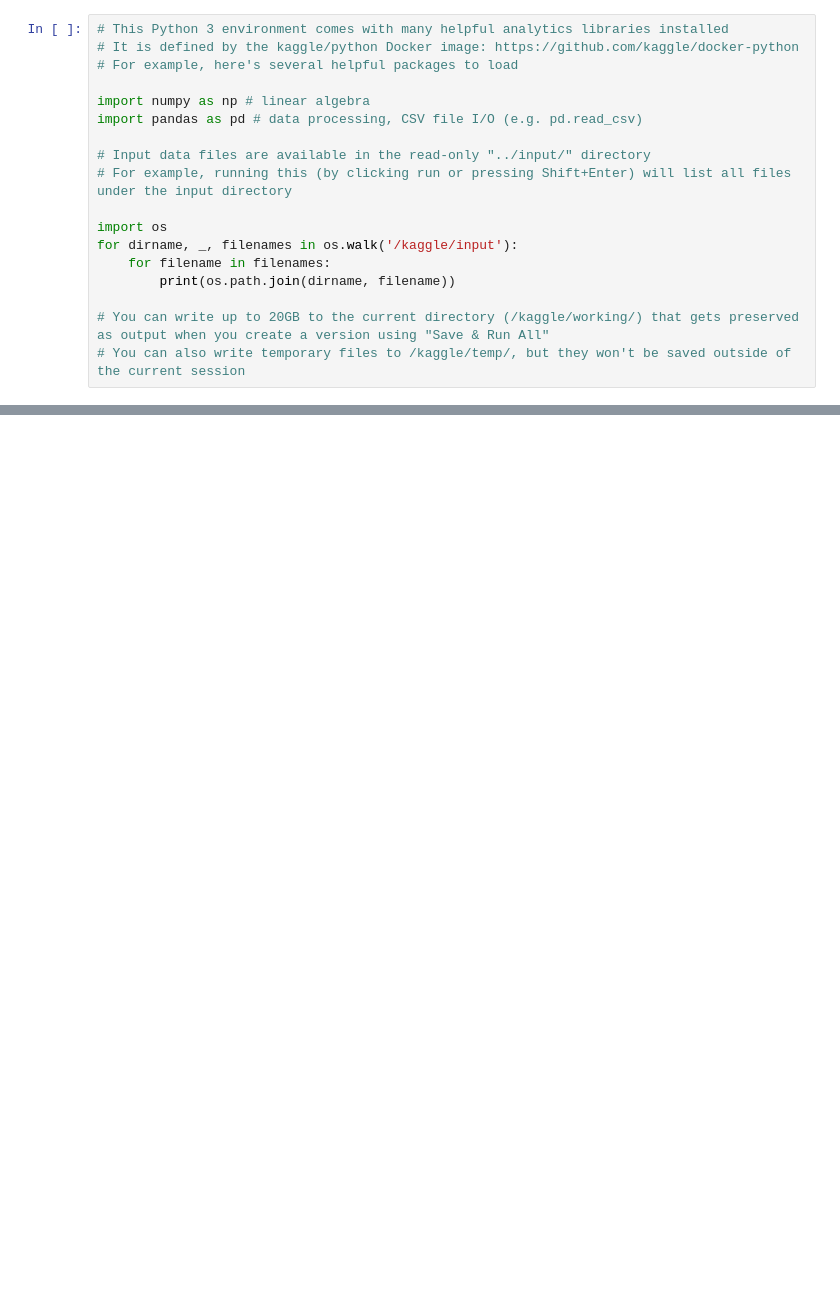
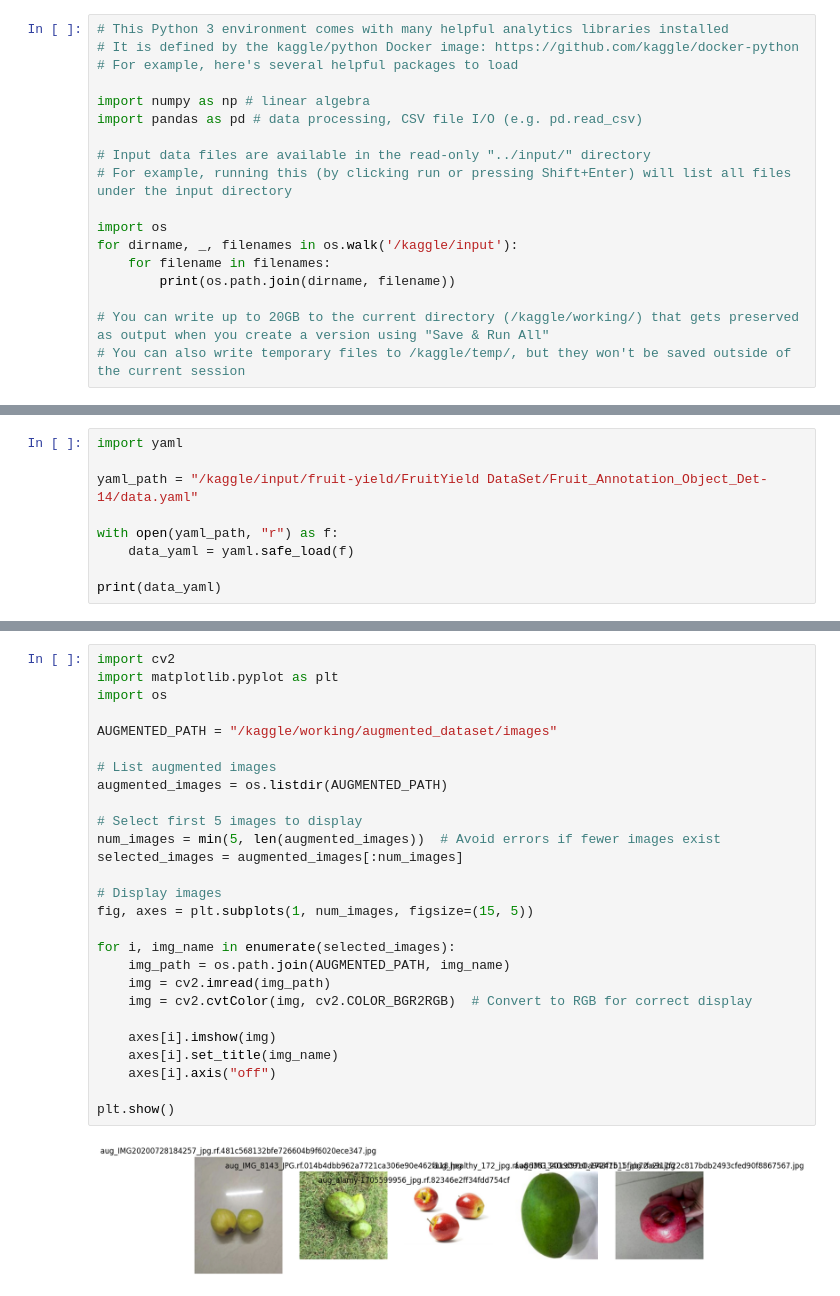
Before and after one commit to Abenayaa04/fruit-detection-yolov8, a Jupyter notebook: new-model.ipynb, the cells around one changed output, grey strips where cells are left out. Drawn from its saved outputs; the diff is of its cells as text; blank space fills up the shorter version.

```diff
--- a/new-model.ipynb
+++ b/new-model.ipynb
@@ -273,0 +655,9 @@ Speed: 1.6ms preprocess, 16.2ms inference, 1.4ms postprocess per image at shape
+# %%
+import yaml
+
+yaml_path = "/kaggle/input/fruit-yield/FruitYield DataSet/Fruit_Annotation_Object_Det-14/data.yaml"
+
+with open(yaml_path, "r") as f:
+    data_yaml = yaml.safe_load(f)
+
+print(data_yaml)
@@ -273,0 +1028,29 @@ Speed: 1.6ms preprocess, 16.2ms inference, 1.4ms postprocess per image at shape
+# %%
+import cv2
+import matplotlib.pyplot as plt
+import os
+
+AUGMENTED_PATH = "/kaggle/working/augmented_dataset/images"
+
+# List augmented images
+augmented_images = os.listdir(AUGMENTED_PATH)
+
+# Select first 5 images to display
+num_images = min(5, len(augmented_images))  # Avoid errors if fewer images exist
+selected_images = augmented_images[:num_images]
+
+# Display images
+fig, axes = plt.subplots(1, num_images, figsize=(15, 5))
+
+for i, img_name in enumerate(selected_images):
+    img_path = os.path.join(AUGMENTED_PATH, img_name)
+    img = cv2.imread(img_path)
+    img = cv2.cvtColor(img, cv2.COLOR_BGR2RGB)  # Convert to RGB for correct display
+
+    axes[i].imshow(img)
+    axes[i].set_title(img_name)
+    axes[i].axis("off")
+
+plt.show()
+# %% [output]
+[figure, added]
```
Also changed, not shown: parts of 39 cells of this notebook.
